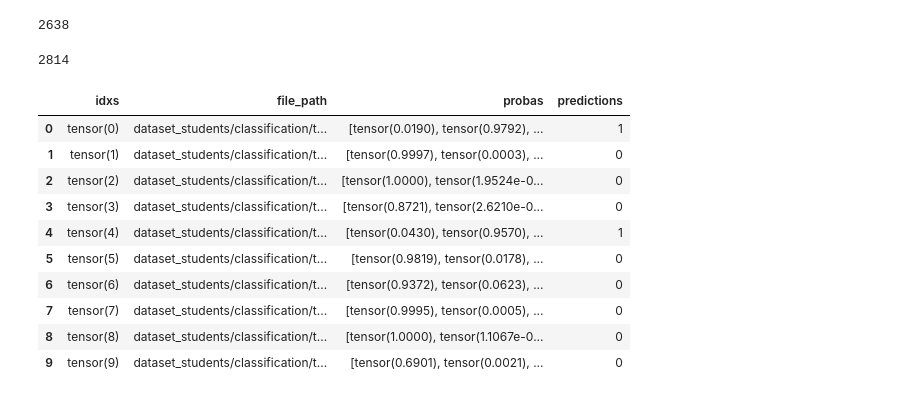
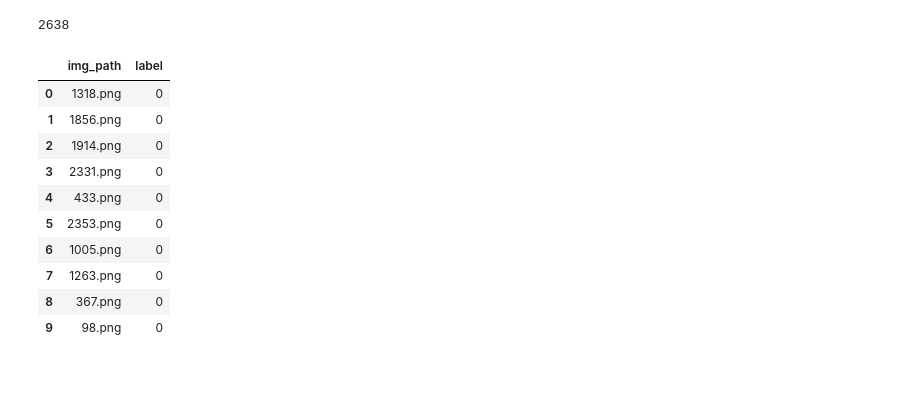
Before and after one commit to alekseyen/CrowdsourcingSegmentationProject, a Jupyter notebook: train_basic_classifier.ipynb, the cells around one changed output. Cells and saved outputs as stored; diff of their text form; code cells hidden in the pictures.

```diff
--- a/train_basic_classifier.ipynb
+++ b/train_basic_classifier.ipynb
@@ -200,12 +208,13 @@ import wandb
 # %%
-logger = WandbLogger(project='car_numbers', name='model_5857')
+#logger = WandbLogger(project='car_numbers', name='model_5857')
 
 
 trainer = pl.Trainer(
-    logger=logger,
+    #logger=logger,
     max_epochs=params.MAX_EPOCHS,
     log_every_n_steps=1, # Change to enable tensorboard logging
     gpus=1, # Uncomment to use GPU training
+    precision=16,
 )
 trainer.fit(model, train_loader)
 # %% [output]
@@ -271,30 +333,27 @@ for file in os.listdir(dataset_dir):
 len(full_image_paths)
 # %% [output]
 2638
-# %%
-import numpy as np
-other_part_path = np.array(list(set(full_image_paths) - set(train_image_paths)))
-
-len(other_part_path)
-# %% [output]
-2814
 # %%
-other_part_dataset = ImagesDataset(other_part_path, transform=transform)
+other_part_dataset = ImagesDataset(full_image_paths, transform=transform)
 
-labels, predictions, probas, idxs = evaluate_model(model, other_part_dataset)
+labels, predictions = evaluate_model(model, other_part_dataset, collate_fn=partial(collate_batch, dtype=torch.float32))
+# %%
+full_image_paths = [x.split('/')[-1] for x in full_image_paths]
+# %%
+predictions = [int(x == 1) for x in predictions]
 # %%
-df = pd.DataFrame(dict(idxs=idxs, file_path = other_part_path[idxs], probas=probas, predictions=predictions))
+df = pd.DataFrame(dict(img_path=full_image_paths, label = predictions))
 
 df.head(10)
 # %% [output]
-|  | idxs | file_path | probas | predictions |
-| 0 | tensor(0) | dataset_students/classification/t... | [tensor(0.0190), tensor(0.9792), ... | 1 |
-| 1 | tensor(1) | dataset_students/classification/t... | [tensor(0.9997), tensor(0.0003), ... | 0 |
-| 2 | tensor(2) | dataset_students/classification/t... | [tensor(1.0000), tensor(1.9524e-0... | 0 |
-| 3 | tensor(3) | dataset_students/classification/t... | [tensor(0.8721), tensor(2.6210e-0... | 0 |
-| 4 | tensor(4) | dataset_students/classification/t... | [tensor(0.0430), tensor(0.9570), ... | 1 |
-| 5 | tensor(5) | dataset_students/classification/t... | [tensor(0.9819), tensor(0.0178), ... | 0 |
-| 6 | tensor(6) | dataset_students/classification/t... | [tensor(0.9372), tensor(0.0623), ... | 0 |
-| 7 | tensor(7) | dataset_students/classification/t... | [tensor(0.9995), tensor(0.0005), ... | 0 |
-| 8 | tensor(8) | dataset_students/classification/t... | [tensor(1.0000), tensor(1.1067e-0... | 0 |
-| 9 | tensor(9) | dataset_students/classification/t... | [tensor(0.6901), tensor(0.0021), ... | 0 |
+|  | img_path | label |
+| 0 | 1318.png | 0 |
+| 1 | 1856.png | 0 |
+| 2 | 1914.png | 0 |
+| 3 | 2331.png | 0 |
+| 4 | 433.png | 0 |
+| 5 | 2353.png | 0 |
+| 6 | 1005.png | 0 |
+| 7 | 1263.png | 0 |
+| 8 | 367.png | 0 |
+| 9 | 98.png | 0 |
```
Also changed, not shown: parts of 41 cells of this notebook, 4 other files.
